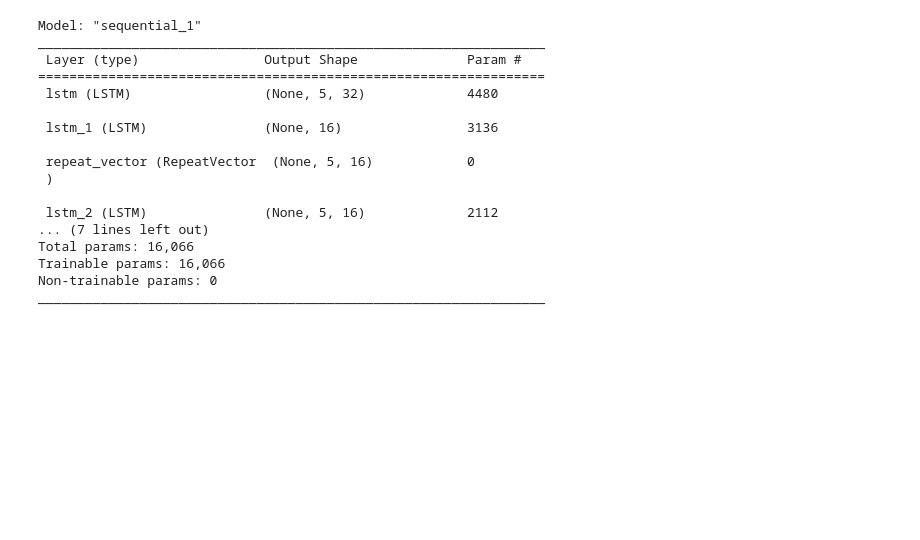
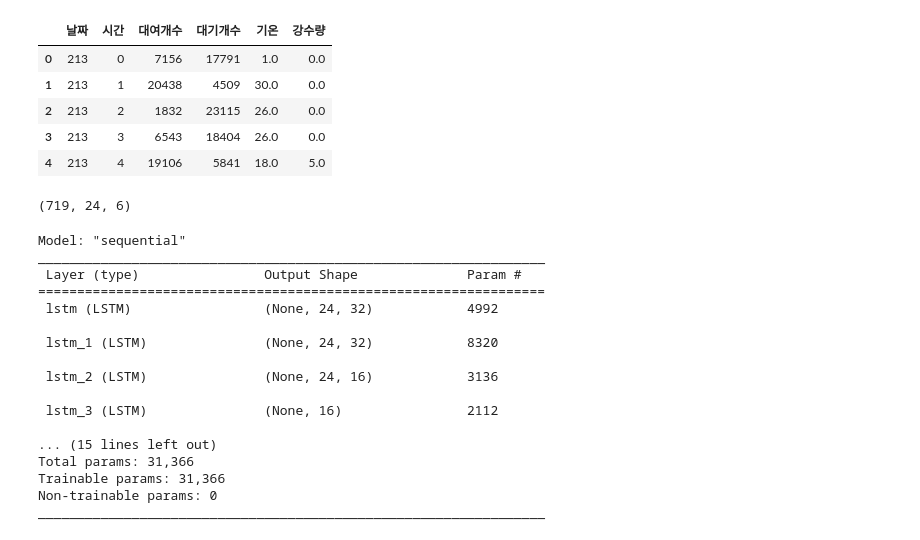
Before and after one commit to woojh3690/LSTMAE, a Jupyter notebook: lstm_ae.ipynb, the cells around one changed output. Saved outputs shown, nothing was run; the diff lists cells and outputs as text; code cells hidden in the pictures; blank space fills up the shorter version.

```diff
--- a/lstm_ae.ipynb
+++ b/lstm_ae.ipynb
@@ -23,13 +25,20 @@ FileNotFoundError: [Errno 2] No such file or directory: './data/weather_bicycle_
 # %%
 # 전처리
 def preprocess(df):
     df['날짜'] = df['날짜'].dt.dayofyear
-    df['시간'] = df['시간'].dt.hourofday
+    df['시간'] = df['시간'].dt.hour
+    return df
 
 df_true = preprocess(df_true)
 df_false = preprocess(df_false)
-df_true.head()
 df_false.head()
+# %% [output]
+|  | 날짜 | 시간 | 대여개수 | 대기개수 | 기온 | 강수량 |
+| 0 | 213 | 0 | 7156 | 17791 | 1.0 | 0.0 |
+| 1 | 213 | 1 | 20438 | 4509 | 30.0 | 0.0 |
+| 2 | 213 | 2 | 1832 | 23115 | 26.0 | 0.0 |
+| 3 | 213 | 3 | 6543 | 18404 | 26.0 | 0.0 |
+| 4 | 213 | 4 | 19106 | 5841 | 18.0 | 5.0 |
 # %%
 input_true = df_true.values
 input_false = df_false.values
@@ -50,4 +59,6 @@ def temporalize(X, timesteps):
 # %%
 x_true = temporalize(input_true, timesteps)
 x_false = temporalize(input_false, timesteps)
-print(x_true.shape)
+print(x_false.shape)
+# %% [output]
+(719, 24, 6)
@@ -61,30 +89,34 @@ lr = 0.001
 lstm_ae = models.Sequential()
 # Encoder
 lstm_ae.add(layers.LSTM(32, activation='relu', input_shape=(timesteps, n_features), return_sequences=True))
+lstm_ae.add(layers.LSTM(32, activation='relu', return_sequences=True))
+lstm_ae.add(layers.LSTM(16, activation='relu', return_sequences=True))
 lstm_ae.add(layers.LSTM(16, activation='relu', return_sequences=False))
 lstm_ae.add(layers.RepeatVector(timesteps))
 # Decoder
+lstm_ae.add(layers.LSTM(16, activation='relu', return_sequences=True))
+lstm_ae.add(layers.LSTM(16, activation='relu', return_sequences=True))
 lstm_ae.add(layers.LSTM(16, activation='relu', return_sequences=True))
 lstm_ae.add(layers.LSTM(32, activation='relu', return_sequences=True))
 lstm_ae.add(layers.TimeDistributed(layers.Dense(n_features)))
 
 lstm_ae.summary()
 # %% [output]
-Model: "sequential_1"
+Model: "sequential"
 _________________________________________________________________
  Layer (type)                Output Shape              Param #
 =================================================================
- lstm (LSTM)                 (None, 5, 32)             4480
+ lstm (LSTM)                 (None, 24, 32)            4992
 
- lstm_1 (LSTM)               (None, 16)                3136
+ lstm_1 (LSTM)               (None, 24, 32)            8320
 
- repeat_vector (RepeatVector  (None, 5, 16)            0
- )
+ lstm_2 (LSTM)               (None, 24, 16)            3136
 
- lstm_2 (LSTM)               (None, 5, 16)             2112
-... (7 lines left out)
-Total params: 16,066
-Trainable params: 16,066
+ lstm_3 (LSTM)               (None, 16)                2112
+
+... (15 lines left out)
+Total params: 31,366
+Trainable params: 31,366
 Non-trainable params: 0
 _________________________________________________________________
 # %%
```
Also changed, not shown: parts of 12 cells of this notebook.
